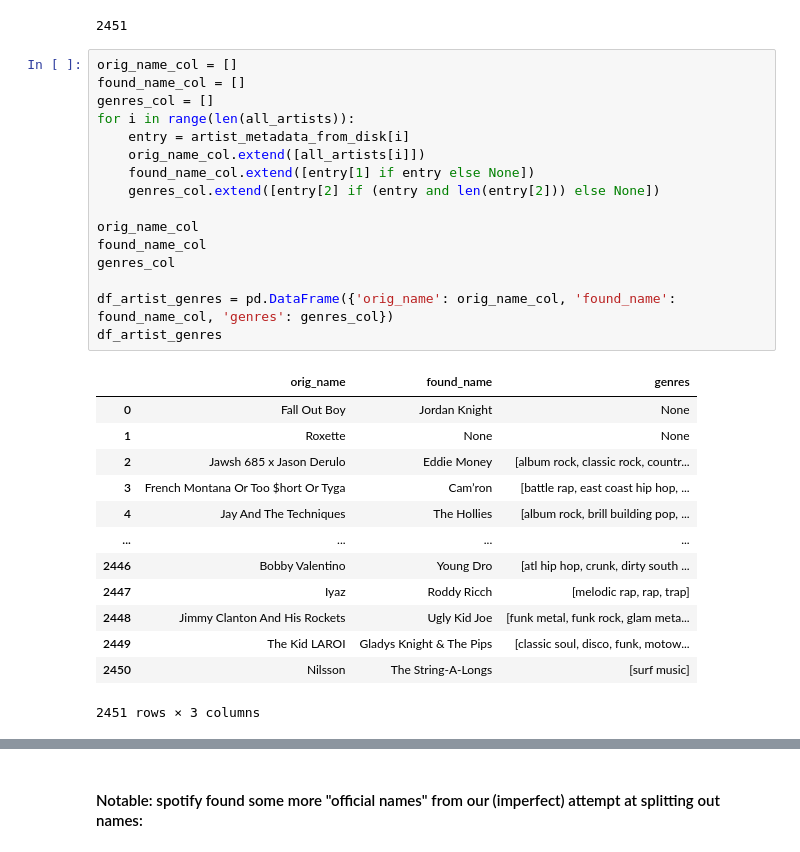
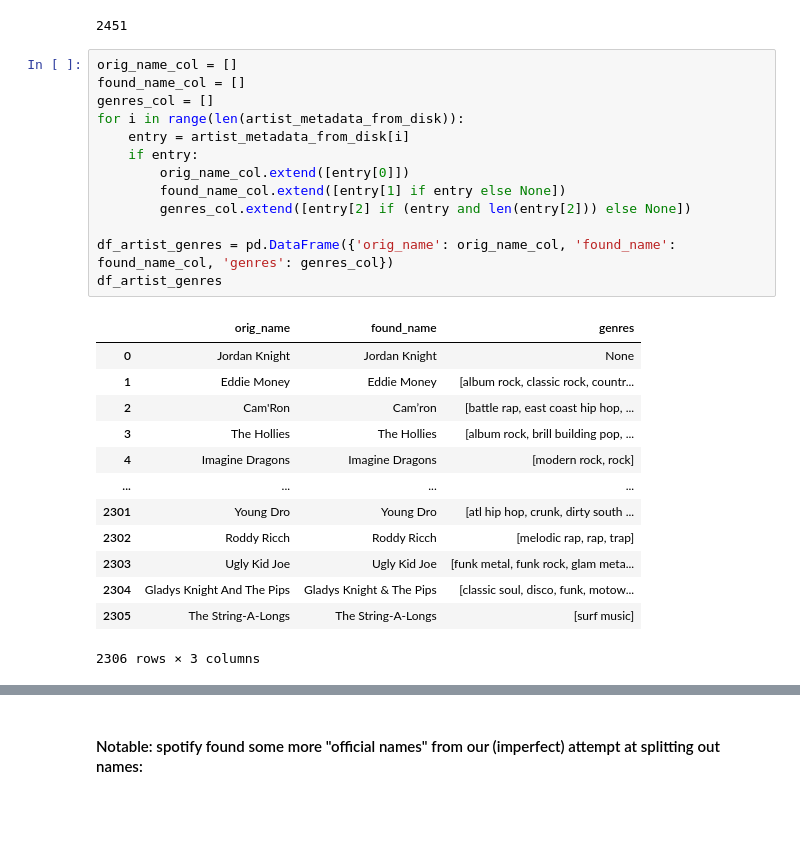
Before and after one commit to davidnmora/billboard-lyric-exploration, a Jupyter notebook: 1 DONE RIGHT Filter top X songs, fetch metadata for songs.ipynb, the cells around one changed output, grey strips where cells are left out. Saved outputs shown, nothing was run; the diff lists cells and outputs as text; blank space fills up the shorter version.

```diff
--- a/1 DONE RIGHT Filter top X songs, fetch metadata for songs.ipynb
+++ b/1 DONE RIGHT Filter top X songs, fetch metadata for songs.ipynb
@@ -213,30 +222,27 @@ len(artist_metadata_from_disk)
 # %%
 orig_name_col = []
 found_name_col = []
 genres_col = []
-for i in range(len(all_artists)):
+for i in range(len(artist_metadata_from_disk)):
     entry = artist_metadata_from_disk[i]
-    orig_name_col.extend([all_artists[i]])
-    found_name_col.extend([entry[1] if entry else None])
-    genres_col.extend([entry[2] if (entry and len(entry[2])) else None])
-
-orig_name_col
-found_name_col
-genres_col
+    if entry:
+        orig_name_col.extend([entry[0]])
+        found_name_col.extend([entry[1] if entry else None])
+        genres_col.extend([entry[2] if (entry and len(entry[2])) else None])
 
 df_artist_genres = pd.DataFrame({'orig_name': orig_name_col, 'found_name': found_name_col, 'genres': genres_col})
 df_artist_genres
 # %% [output]
 |  | orig_name | found_name | genres |
-| 0 | Fall Out Boy | Jordan Knight | None |
-| 1 | Roxette | None | None |
-| 2 | Jawsh 685 x Jason Derulo | Eddie Money | [album rock, classic rock, countr... |
-| 3 | French Montana Or Too $hort Or Tyga | Cam’ron | [battle rap, east coast hip hop, ... |
-| 4 | Jay And The Techniques | The Hollies | [album rock, brill building pop, ... |
+| 0 | Jordan Knight | Jordan Knight | None |
+| 1 | Eddie Money | Eddie Money | [album rock, classic rock, countr... |
+| 2 | Cam'Ron | Cam’ron | [battle rap, east coast hip hop, ... |
+| 3 | The Hollies | The Hollies | [album rock, brill building pop, ... |
+| 4 | Imagine Dragons | Imagine Dragons | [modern rock, rock] |
 | ... | ... | ... | ... |
-| 2446 | Bobby Valentino | Young Dro | [atl hip hop, crunk, dirty south ... |
-| 2447 | Iyaz | Roddy Ricch | [melodic rap, rap, trap] |
-| 2448 | Jimmy Clanton And His Rockets | Ugly Kid Joe | [funk metal, funk rock, glam meta... |
-| 2449 | The Kid LAROI | Gladys Knight & The Pips | [classic soul, disco, funk, motow... |
-| 2450 | Nilsson | The String-A-Longs | [surf music] |
+| 2301 | Young Dro | Young Dro | [atl hip hop, crunk, dirty south ... |
+| 2302 | Roddy Ricch | Roddy Ricch | [melodic rap, rap, trap] |
+| 2303 | Ugly Kid Joe | Ugly Kid Joe | [funk metal, funk rock, glam meta... |
+| 2304 | Gladys Knight And The Pips | Gladys Knight & The Pips | [classic soul, disco, funk, motow... |
+| 2305 | The String-A-Longs | The String-A-Longs | [surf music] |
-2451 rows × 3 columns
+2306 rows × 3 columns
```
Also changed, not shown: parts of 18 cells of this notebook, 6 other files.
